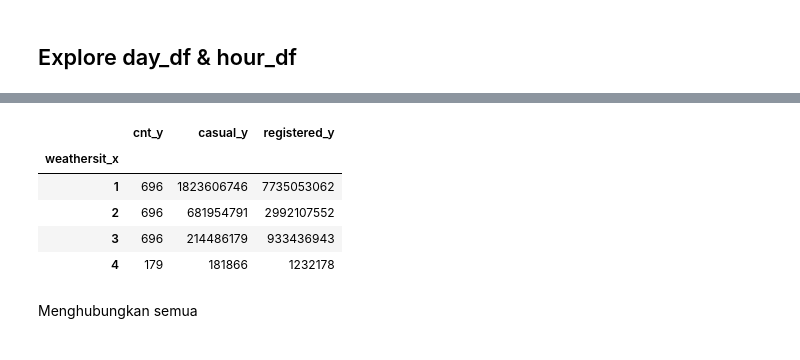
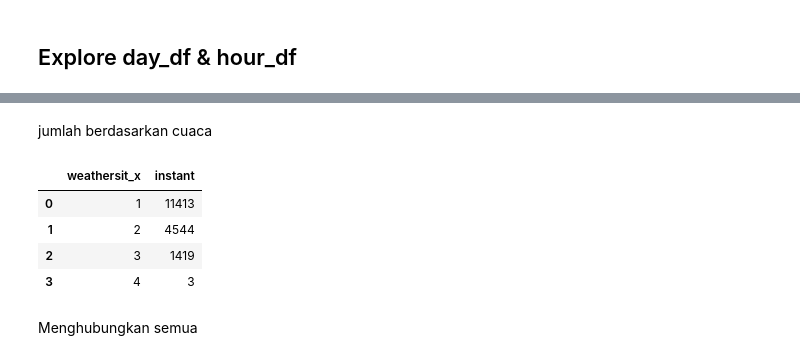
Before and after one commit to rifkurniawan-dev/projek_arif, a Jupyter notebook: Proyek_Analisis_Data_Arif.ipynb, the cells around one changed output, grey strips where cells are left out. Cells and saved outputs as stored; diff of their text form; code cells hidden in the pictures.

```diff
--- a/Proyek_Analisis_Data_Arif.ipynb
+++ b/Proyek_Analisis_Data_Arif.ipynb
@@ -461,2 +435,6 @@ dtype: int64
 # %% [markdown]
 ## Explore day_df & hour_df
+# %%
+instant_in_hour_df =  hour_df.instant.tolist()
+day_df["status"] = day_df["instant"].apply(lambda x: "Active" if x in instant_in_hour_df else "Non Active")
+day_df.sample(5)
@@ -465,8 +457,8 @@ hour_day_df = pd.merge(
     left= hour_df,
     right=day_df,
     how="left",
-    left_on="season",
-    right_on="season"
+    left_on="instant",
+    right_on="instant"
 )
 hour_day_df.head()
 # %% [output]
@@ -501,13 +482,10 @@ hour_day_df.groupby(by="temp_y").agg({
+# %% [markdown]
+jumlah berdasarkan cuaca
 # %%
-hour_day_df.groupby(by="weathersit_x").agg({
-    'cnt_y': 'nunique',
-    'casual_y': 'sum',
-    'registered_y': 'sum'
-}).sort_values(by="registered_y", ascending=False)
+hour_day_df.groupby(by="weathersit_x").instant.nunique().sort_values(ascending=False).reset_index().head(10)
 # %% [output]
-|  | cnt_y | casual_y | registered_y |
-| weathersit_x |  |  |  |
-| 1 | 696 | 1823606746 | 7735053062 |
-| 2 | 696 | 681954791 | 2992107552 |
-| 3 | 696 | 214486179 | 933436943 |
-| 4 | 179 | 181866 | 1232178 |
+|  | weathersit_x | instant |
+| 0 | 1 | 11413 |
+| 1 | 2 | 4544 |
+| 2 | 3 | 1419 |
+| 3 | 4 | 3 |
```
Also changed, not shown: parts of 24 cells of this notebook.
